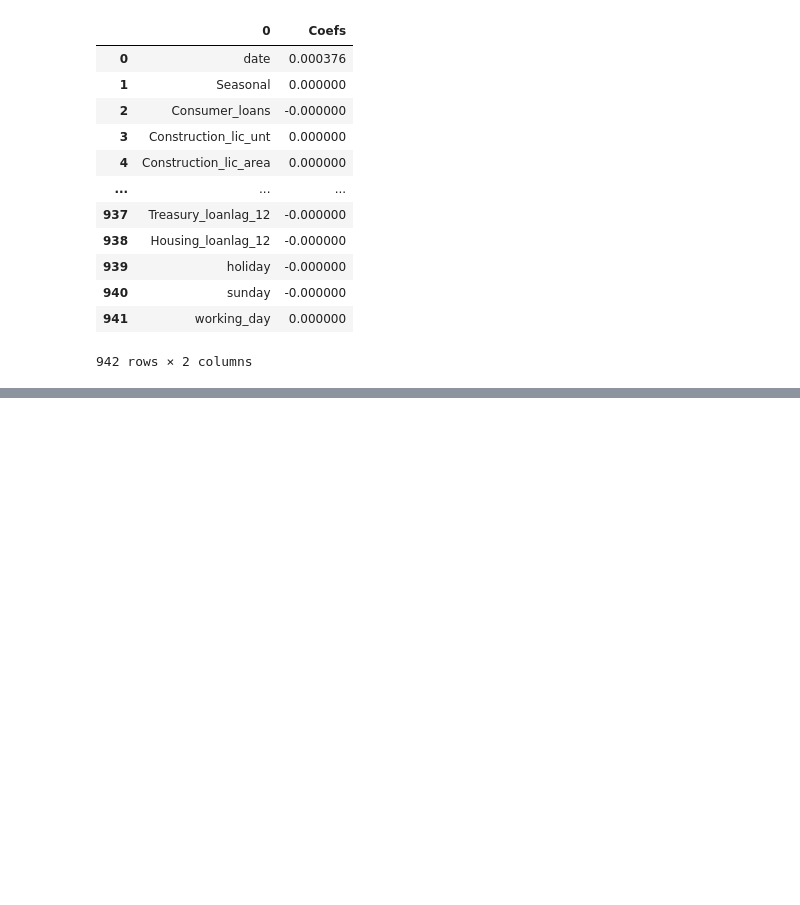
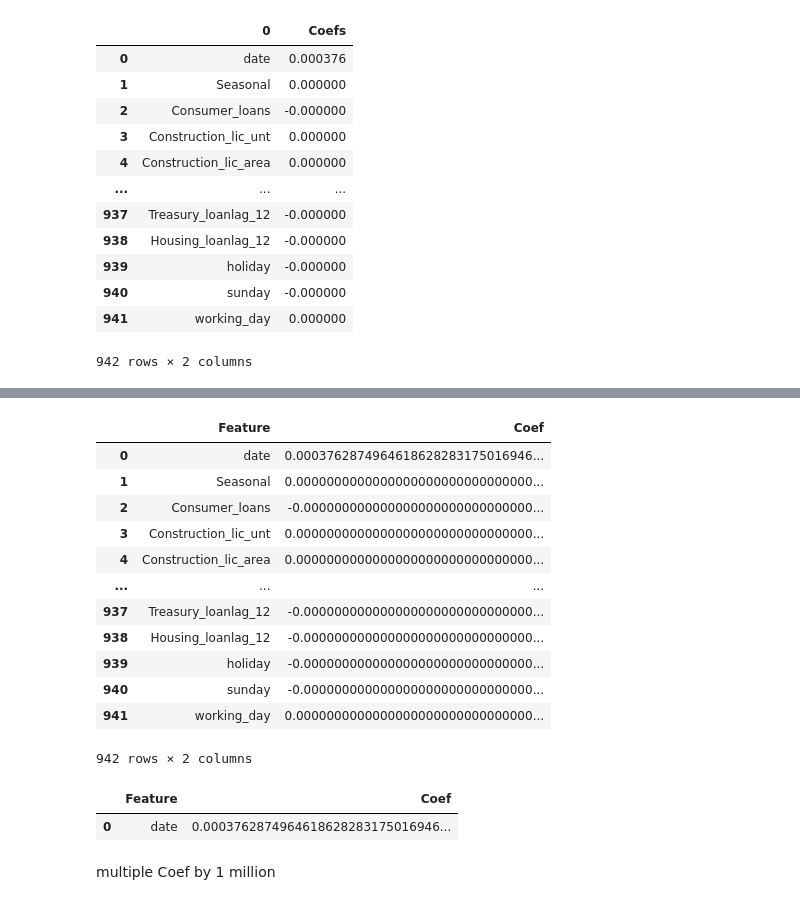
Before and after one commit to JF11579/Adelphi, a Jupyter notebook: Colab_4_Joe_Sandbox.ipynb, the cells around one changed output, grey strips where cells are left out. Saved outputs shown, nothing was run; the diff lists cells and outputs as text; code cells hidden in the pictures; blank space fills up the shorter version.

```diff
--- a/Colab_4_Joe_Sandbox.ipynb
+++ b/Colab_4_Joe_Sandbox.ipynb
@@ -544,0 +475,2 @@ top_40_select_cols_df
+# %%
+df = pd.DataFrame(coef_table)
@@ -544,0 +493,17 @@ top_40_select_cols_df
+# %%
+df2 = df.set_axis(['Feature', 'Coef'], axis=1, inplace=False)
+df2
+# %% [output]
+|  | Feature | Coef |
+| 0 | date | 0.0003762874964618628283175016946... |
+| 1 | Seasonal | 0.0000000000000000000000000000000... |
+| 2 | Consumer_loans | -0.000000000000000000000000000000... |
+| 3 | Construction_lic_unt | 0.0000000000000000000000000000000... |
+| 4 | Construction_lic_area | 0.0000000000000000000000000000000... |
+| ... | ... | ... |
+| 937 | Treasury_loanlag_12 | -0.000000000000000000000000000000... |
+| 938 | Housing_loanlag_12 | -0.000000000000000000000000000000... |
+| 939 | holiday | -0.000000000000000000000000000000... |
+| 940 | sunday | -0.000000000000000000000000000000... |
+| 941 | working_day | 0.0000000000000000000000000000000... |
+942 rows × 2 columns
@@ -544,0 +513,7 @@ top_40_select_cols_df
+# %%
+Selected_Cols_2
+# %% [output]
+|  | Feature | Coef |
+| 0 | date | 0.0003762874964618628283175016946... |
+# %% [markdown]
+multiple Coef by 1 million
```
Also changed, not shown: parts of 51 cells of this notebook.
